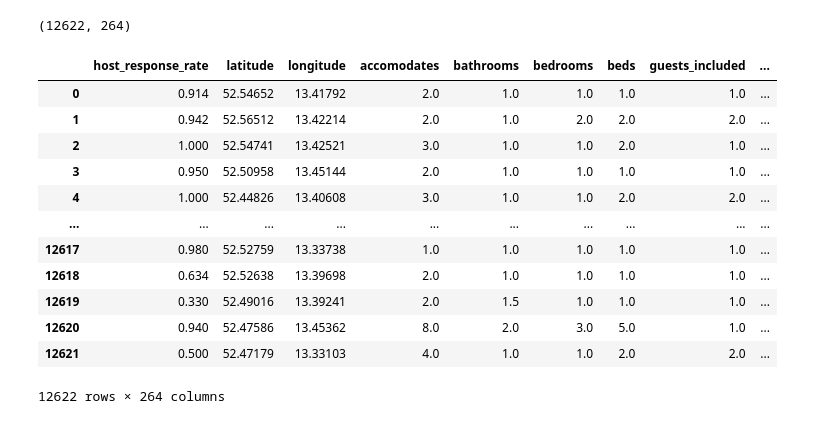
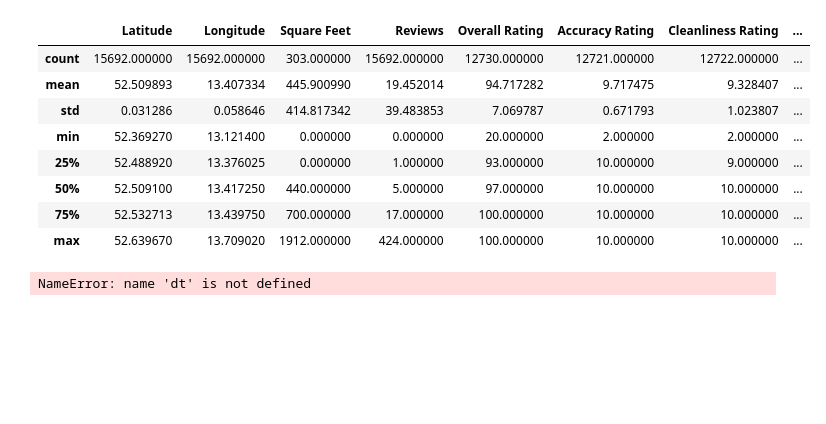
Before and after one commit to PierreKLN/ML---AirBnbBerlin, a Jupyter notebook: processingANDfeatureEng.ipynb, the cells around one changed output. Drawn from its saved outputs; the diff is of its cells as text; code cells hidden in the pictures; blank space fills up the shorter version.

```diff
--- a/processingANDfeatureEng.ipynb
+++ b/processingANDfeatureEng.ipynb
@@ -151,42 +158,40 @@ def distance(lat1,lon1,lat2,lon2):
     c = 2 * atan2(sqrt(a), sqrt(1-a))
     return R * c
 # %%
-path='train_airbnb_berlin.csv'
+#path='train_airbnb_berlin.csv'
+path='/Users/Pierr/OneDrive/Documents/CentraleSupelec/MLAirBnb/train_airbnb_berlin.csv'
 my_sep,my_encoding=',','utf-8'
 columns_to_drop=['Listing Name','Host Name','City','Country Code','Country']
 types={'Listing ID':'str','Host ID':'str','Postal Code':'str'}
 data=pd.read_csv(path,sep=my_sep,encoding=my_encoding,dtype=types)
-
-#processing 1: drop the irrelevant columns / replace '*' values by nan / standardisation of columns name
-df=processing(data)
-
-df.drop(columns=['host_since','last_review','first_review','square_feet',
-                 'business_travel_ready','host_id','listing_id','host_since',
-                 'first_review','last_review','neighborhood_group'],inplace=True)
-
-# droping outlighers for prices >300
-df = df[~(df['price'] > 300)]
-
-#droping rows where there is more than 3 nan
-#from dataviz we saw that it was the best option
-df=df[df.isnull().sum(1)<4]
-
-#processing 2: standardisation / one-hot-encoder / KNN imputer
-df=processing_2(df)
-print(df.shape)
-df
+data.describe()
 # %% [output]
-(12622, 264)
-|  | host_response_rate | latitude | longitude | accomodates | bathrooms | bedrooms | beds | guests_included | ... |
-| 0 | 0.914 | 52.54652 | 13.41792 | 2.0 | 1.0 | 1.0 | 1.0 | 1.0 | ... |
-| 1 | 0.942 | 52.56512 | 13.42214 | 2.0 | 1.0 | 2.0 | 2.0 | 2.0 | ... |
-| 2 | 1.000 | 52.54741 | 13.42521 | 3.0 | 1.0 | 1.0 | 2.0 | 1.0 | ... |
-| 3 | 0.950 | 52.50958 | 13.45144 | 2.0 | 1.0 | 1.0 | 1.0 | 1.0 | ... |
-| 4 | 1.000 | 52.44826 | 13.40608 | 3.0 | 1.0 | 1.0 | 2.0 | 2.0 | ... |
-| ... | ... | ... | ... | ... | ... | ... | ... | ... | ... |
-| 12617 | 0.980 | 52.52759 | 13.33738 | 1.0 | 1.0 | 1.0 | 1.0 | 1.0 | ... |
-| 12618 | 0.634 | 52.52638 | 13.39698 | 2.0 | 1.0 | 1.0 | 1.0 | 1.0 | ... |
-| 12619 | 0.330 | 52.49016 | 13.39241 | 2.0 | 1.5 | 1.0 | 1.0 | 1.0 | ... |
-| 12620 | 0.940 | 52.47586 | 13.45362 | 8.0 | 2.0 | 3.0 | 5.0 | 1.0 | ... |
-| 12621 | 0.500 | 52.47179 | 13.33103 | 4.0 | 1.0 | 1.0 | 2.0 | 2.0 | ... |
+|  | Latitude | Longitude | Square Feet | Reviews | Overall Rating | Accuracy Rating | Cleanliness Rating | ... |
+| count | 15692.000000 | 15692.000000 | 303.000000 | 15692.000000 | 12730.000000 | 12721.000000 | 12722.000000 | ... |
+| mean | 52.509893 | 13.407334 | 445.900990 | 19.452014 | 94.717282 | 9.717475 | 9.328407 | ... |
+| std | 0.031286 | 0.058646 | 414.817342 | 39.483853 | 7.069787 | 0.671793 | 1.023807 | ... |
+| min | 52.369270 | 13.121400 | 0.000000 | 0.000000 | 20.000000 | 2.000000 | 2.000000 | ... |
+| 25% | 52.488920 | 13.376025 | 0.000000 | 1.000000 | 93.000000 | 10.000000 | 9.000000 | ... |
+| 50% | 52.509100 | 13.417250 | 440.000000 | 5.000000 | 97.000000 | 10.000000 | 10.000000 | ... |
+| 75% | 52.532713 | 13.439750 | 700.000000 | 17.000000 | 100.000000 | 10.000000 | 10.000000 | ... |
+| max | 52.639670 | 13.709020 | 1912.000000 | 424.000000 | 100.000000 | 10.000000 | 10.000000 | ... |
-12622 rows × 264 columns
+# %%
+
+#processing 1: drop the irrelevant columns / replace '*' values by nan / standardisation of columns name
+df=processing(data)
+
+df.drop(columns=['square_feet','business_travel_ready','host_id','listing_id','neighborhood_group'],inplace=True)
+
+# droping outlighers for prices >300
+df = df[~(df['price'] > 300)]
+
+#droping rows where there is more than 3 nan
+#from dataviz we saw that it was the best option
+df=df[df.isnull().sum(1)<4]
+
+#processing 2: standardisation / one-hot-encoder / KNN imputer
+df=processing_2(df)
+print(df.shape)
+df
+# %% [output]
+NameError: name 'dt' is not defined
```
Also changed, not shown: parts of 9 cells of this notebook.
